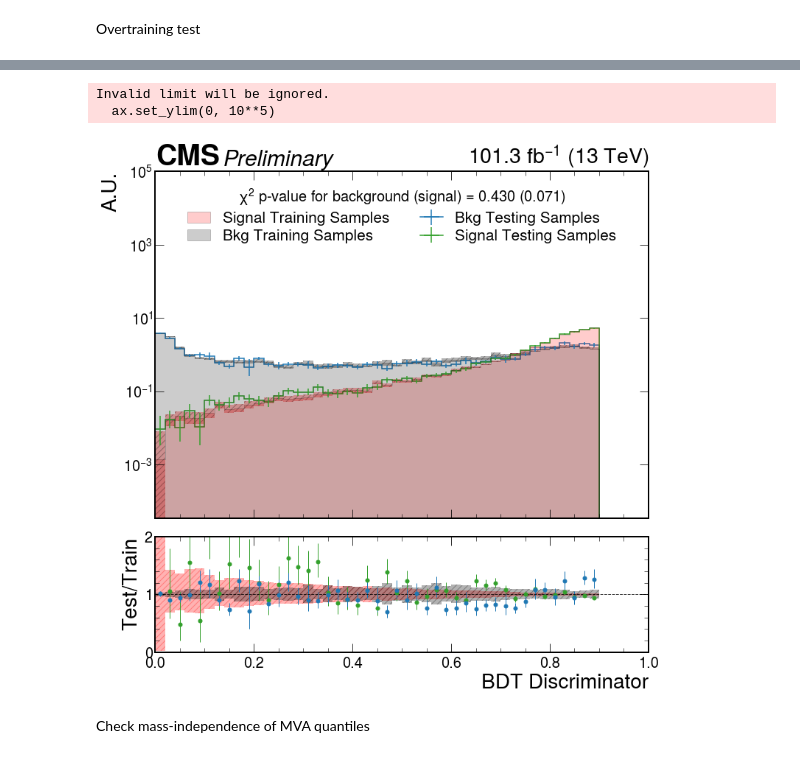
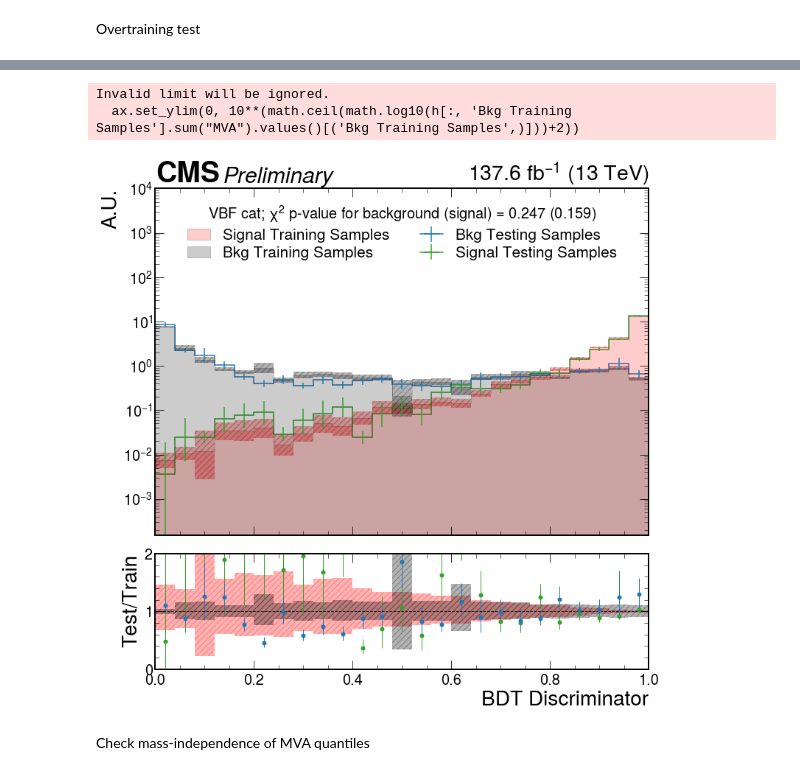
Before and after one commit to kawaho/XGBoost-for-HtoEMu, a Jupyter notebook: training.ipynb, the cells around one changed output, grey strips where cells are left out. Drawn from its saved outputs; the diff is of its cells as text; code cells hidden in the pictures.

```diff
--- a/training.ipynb
+++ b/training.ipynb
@@ -124,7 +118,15 @@ feature_names = ['e_met_mT', 'm_met_mT', 'mpt_Per_e_m_Mass', 'ept_Per_e_m_Mass',
+# %%
+#feature_names = ['e_met_mT', 'm_met_mT', 'mpt_Per_e_m_Mass', 'ept_Per_e_m_Mass', 'empt', 'met', 'DeltaEta_e_m', 'pZeta85'] #'pZeta85', 'pZeta', 'pZetaVis']
+#feature_names = ['j1pt', 'j1Eta', 'DeltaEta_j1_em', 'e_met_mT', 'm_met_mT', 'empt', 'met', 'DeltaEta_e_m', 'pZeta85']
+#feature_names = ['Ht_had', 'Rpt', 'DeltaEta_j1_j2', 'j1_j2_mass', 'j2pt', 'pt_cen_Deltapt', 'DeltaEta_em_j1j2', 'j1pt', 'empt', 'met', 'DeltaEta_e_m']
+feature_names = ['Zeppenfeld_DeltaEta', 'Ht_had', 'Rpt', 'DeltaEta_j1_j2', 'j1_j2_mass', 'j2pt', 'pt_cen_Deltapt', 'j1pt', 'empt', 'met', 'DeltaEta_e_m']
 # %%
 # Train with the default model to select features
 tic = time.time()
-model = xgb.XGBClassifier(n_jobs=nthreads, scale_pos_weight=sig_to_bkg_ratio, early_stopping_rounds=10, max_depth=3, learning_rate=0.2)#, learning_rate=0.1, max_depth=3, seed=123)
+#model = xgb.XGBClassifier(n_jobs=nthreads, scale_pos_weight=sig_to_bkg_ratio, early_stopping_rounds=10, max_depth=3, learning_rate=0.2, n_estimators=75)#, learning_rate=0.2)#, learning_rate=0.1, max_depth=3, seed=123)
+#model = xgb.XGBClassifier(n_jobs=nthreads, scale_pos_weight=sig_to_bkg_ratio, early_stopping_rounds=10, max_depth=3, learning_rate=0.25)
+#model = xgb.XGBClassifier(n_jobs=nthreads, scale_pos_weight=sig_to_bkg_ratio, early_stopping_rounds=10, max_depth=3, learning_rate=0.25)
+model = xgb.XGBClassifier(n_jobs=nthreads, scale_pos_weight=sig_to_bkg_ratio, early_stopping_rounds=10, max_depth=3, learning_rate=0.2, n_estimators=75)
 model.fit(X_train[feature_names], y_train, sample_weight=X_train['absweight'], eval_set = [(X_train[feature_names], y_train), (X_test[feature_names], y_test)], eval_metric='auc', sample_weight_eval_set = [X_train['absweight'], X_test['absweight']], verbose=False)
 toc = time.time()
 print("Time spent on training %s"%str(timedelta(seconds=toc - tic)))
@@ -186,0 +181,7 @@ See the caveats in the documentation: https://pandas.pydata.org/pandas-docs/stab
+# %%
+X_train['mva'] = model.predict_proba(X_train[feature_names])[:,1]
+X_test['mva'] = model.predict_proba(X_test[feature_names])[:,1]
+X['mva'] = model.predict_proba(X[feature_names])[:,1]
+print('Train', my_roc_auc(y_train.to_numpy(), X_train['mva'].to_numpy(), X_train['weight'].to_numpy()))
+print('Test', my_roc_auc(y_test.to_numpy(), X_test['mva'].to_numpy(), X_test['weight'].to_numpy()))
+print('Overall', my_roc_auc(Y.to_numpy(), X['mva'].to_numpy(), X['weight'].to_numpy()))
@@ -195,9 +215,9 @@ df_train_bkg = df_train[df_train['label']==0]
 df_test_signal = df_test[df_test['label']==1]
 df_train_signal = df_train[df_train['label']==1]
 
-binning = 45
+binning = 25
 
-h = hist.Hist('A.U.', hist.Bin('MVA', 'BDT Discriminator', binning, 0, .9), hist.Cat("sample", "sample"))
+h = hist.Hist('A.U.', hist.Bin('MVA', 'BDT Discriminator', binning, 0, 1), hist.Cat("sample", "sample"))
 h.fill(MVA=df_test_bkg['mva'].to_numpy(), sample='Bkg Testing Samples', weight=df_test_bkg['weight'].to_numpy())
 h.fill(MVA=df_test_signal['mva'].to_numpy(), sample='Signal Testing Samples', weight=df_test_signal['weight'].to_numpy())
 h.fill(MVA=df_train_bkg['mva'].to_numpy(), sample='Bkg Training Samples', weight=df_train_bkg['weight'].to_numpy())
@@ -208,3 +228,15 @@ root_file = uproot3.recreate("Overtraining.root")
 
 for sample in ['Bkg Testing Samples', 'Signal Testing Samples', 'Bkg Training Samples', 'Signal Training Samples']:
     root_file[sample] = hist.export1d(h.integrate('sample', sample))
+
+f_in = r.TFile('Overtraining.root')
+f_in.ls()
+h_test_bkg_root = f_in.Get('Bkg Testing Samples')
+h_train_bkg_root = f_in.Get('Bkg Training Samples')
+h_test_sig_root = f_in.Get('Signal Testing Samples')
+h_train_sig_root = f_in.Get('Signal Training Samples')
+
+print(h_test_sig_root.KolmogorovTest(h_train_sig_root))
+print(h_test_bkg_root.KolmogorovTest(h_train_bkg_root))
+p_bkg = h_test_bkg_root.Chi2Test(h_train_bkg_root, 'WWP')
+p_sig = h_test_sig_root.Chi2Test(h_train_sig_root, 'WWP')
@@ -258,5 +261,6 @@ Chi2 = 58.476093, Prob = 0.0708051, NDF = 44, igood = 3
 # %%
 import mplhep
+import math
 
 %matplotlib inline
 
@@ -338,38 +342,39 @@ for fc in facecolor:
         overlay='sample',
         stack=True,
         #density=True,
         clear=False,
         fill_opts=fill_opts,
         error_opts=error_opts,
     )
     data_err_opts['color'] = facecolor[fc][0]
     denom_fill_opts['color'] = facecolor[fc][1]
     hist.plotratio(
         num=h.integrate('sample', f'{fc} Testing Samples'),
         denom=h.integrate('sample', f'{fc} Training Samples'),
         ax=rax,
         error_opts=data_err_opts,
         denom_fill_opts=denom_fill_opts,
         guide_opts={},
         unc='num',
         clear=False
     )
 
 
 ax.set_yscale('log')
-ax.set_ylim(0, 10**5)
+ax.set_ylim(0, 10**(math.ceil(math.log10(h[:, 'Bkg Training Samples'].sum("MVA").values()[('Bkg Training Samples',)]))+2))
+#ax.set_ylim(0, 10**5)
 ax.set_xlabel(None)
-leg = ax.legend(fontsize='x-small', labelspacing=0.25, ncol=2, loc=9, title=f'$\chi^{2}$ p-value for background (signal) = {p_bkg:.3f} ({p_sig:.3f})')
+leg = ax.legend(fontsize='x-small', labelspacing=0.25, ncol=2, loc=9, title=f'VBF cat; $\chi^{2}$ p-value for background (signal) = {p_bkg:.3f} ({p_sig:.3f})')
 
 rax.set_xlim(0, 1)
 rax.set_ylim(0, 2)
 rax.set_ylabel("Test/Train", loc='center')
 
-lumi = mplhep.cms.label(ax=ax, lumi=41.5+59.8, label="Preliminary", data=1)
+lumi = mplhep.cms.label(ax=ax, lumi=19.5+16.8+41.5+59.8, label="Preliminary", data=1)
 # %% [output]
 Invalid limit will be ignored.
-  ax.set_ylim(0, 10**5)
+  ax.set_ylim(0, 10**(math.ceil(math.log10(h[:, 'Bkg Training Samples'].sum("MVA").values()[('Bkg Training Samples',)]))+2))
-[figure, old version]
+[figure, new version]
 # %% [markdown]
 Check mass-independence of MVA quantiles
 # %%
```
Also changed, not shown: parts of 13 cells of this notebook, 5 other files.
